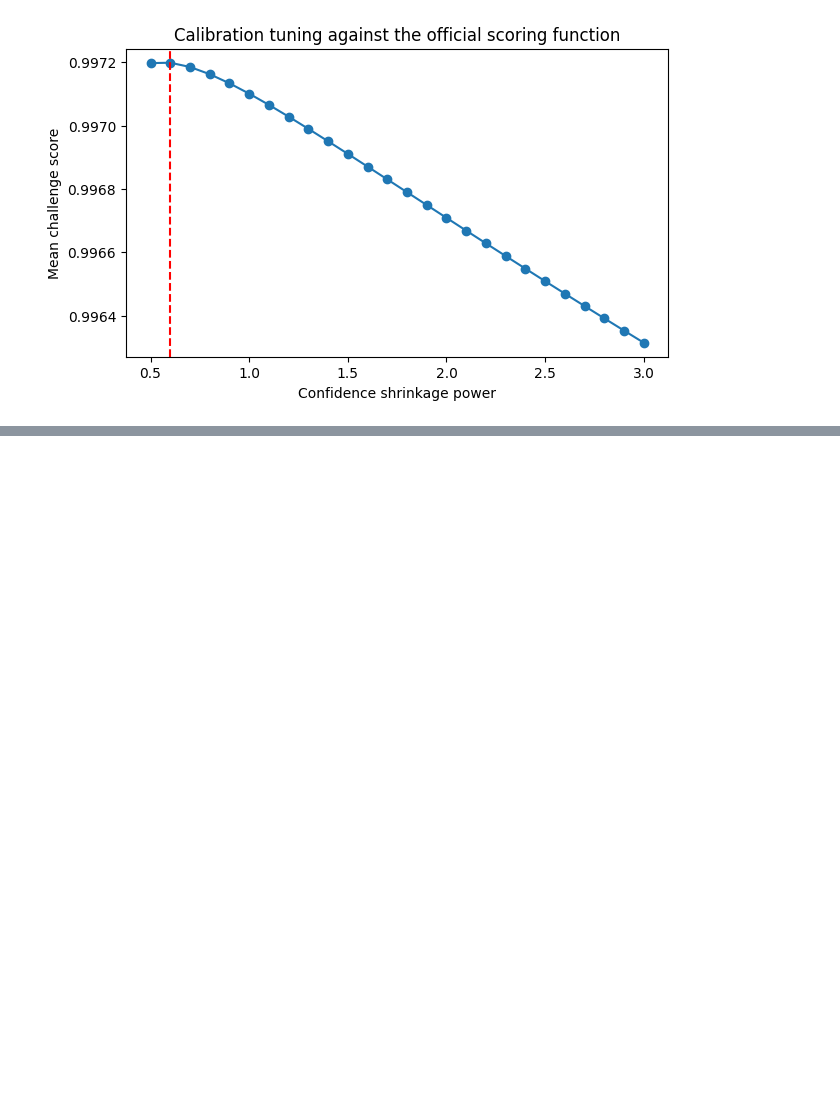
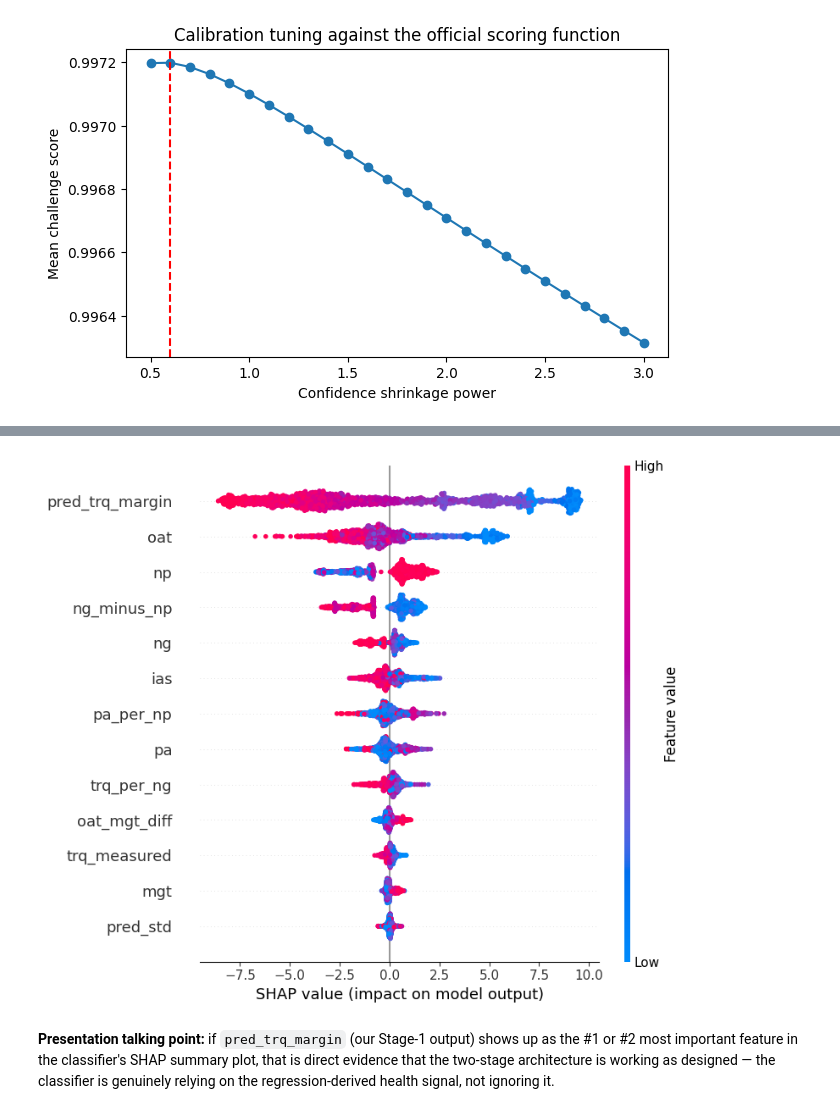
Before and after one commit to kulsoomz99/Helicopter-Turbine-Engine-Health-Estimation, a Jupyter notebook: Helicopter_Turbine_Engine_Health_Estimation.ipynb, the cells around one changed output, grey strips where cells are left out. Cells and saved outputs as stored; diff of their text form; code cells hidden in the pictures; blank space fills up the shorter version.

```diff
--- a/Helicopter_Turbine_Engine_Health_Estimation.ipynb
+++ b/Helicopter_Turbine_Engine_Health_Estimation.ipynb
@@ -872,0 +899,16 @@ Best shrinkage power: 0.6  -> score: 0.997198342895641
+# %%
+# --- SHAP for the Classification model ---
+explainer_clf = shap.TreeExplainer(BEST_CLF_MODEL)
+sample_clf = Xval_clf.sample(2000, random_state=42)
+shap_values_clf = explainer_clf.shap_values(sample_clf)
+
+# For binary classifiers, shap_values_clf may be a list [class0, class1] depending on library version
+sv = shap_values_clf[1] if isinstance(shap_values_clf, list) else shap_values_clf
+shap.summary_plot(sv, sample_clf, show=True)
+# %% [output]
+[figure, added]
+# %% [markdown]
+**Presentation talking point:** if `pred_trq_margin` (our Stage-1 output) shows up as the #1 or #2
+most important feature in the classifier's SHAP summary plot, that is direct evidence that the two-stage
+architecture is working as designed — the classifier is genuinely relying on the regression-derived health
+signal, not ignoring it.
```
Also changed, not shown: parts of 3 cells of this notebook.
